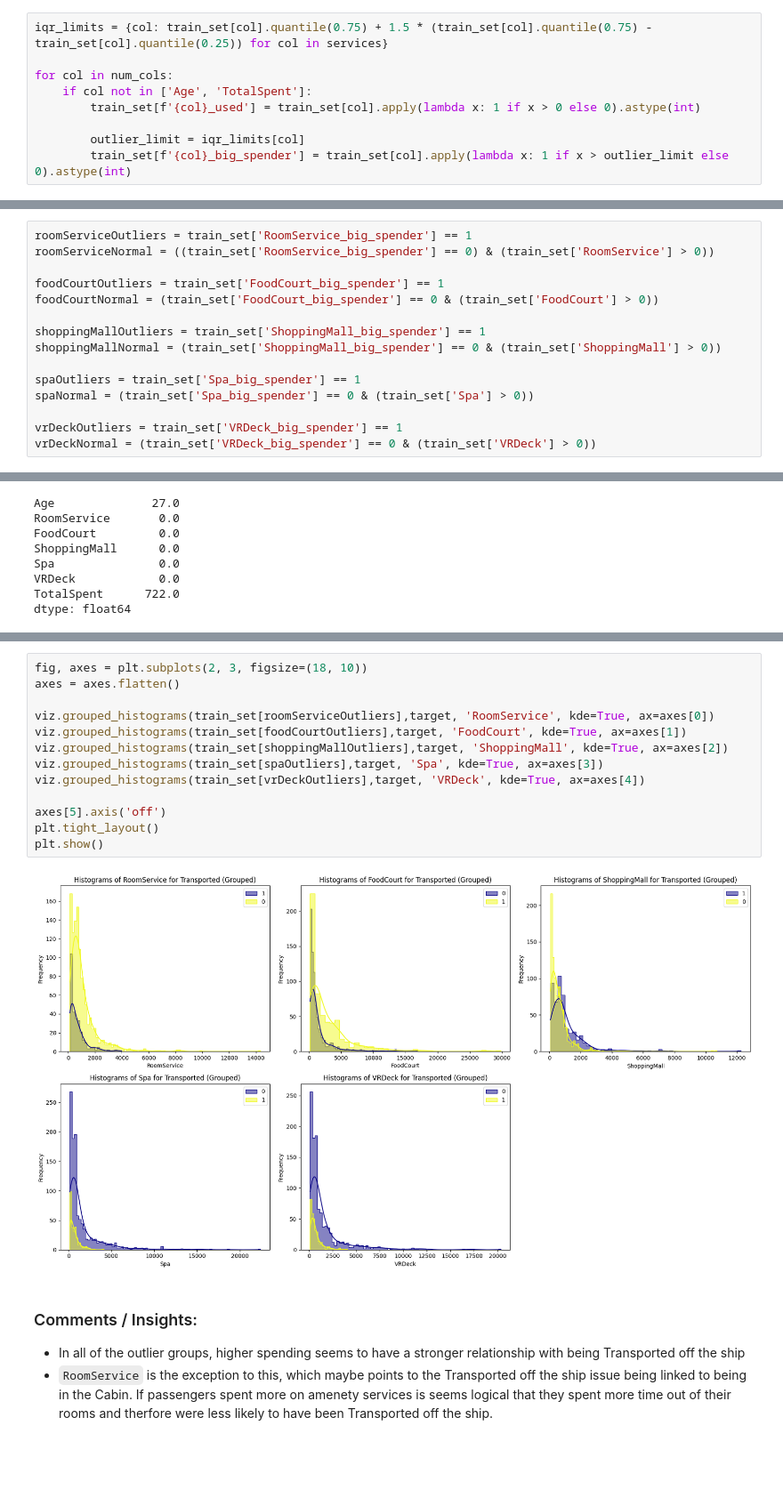
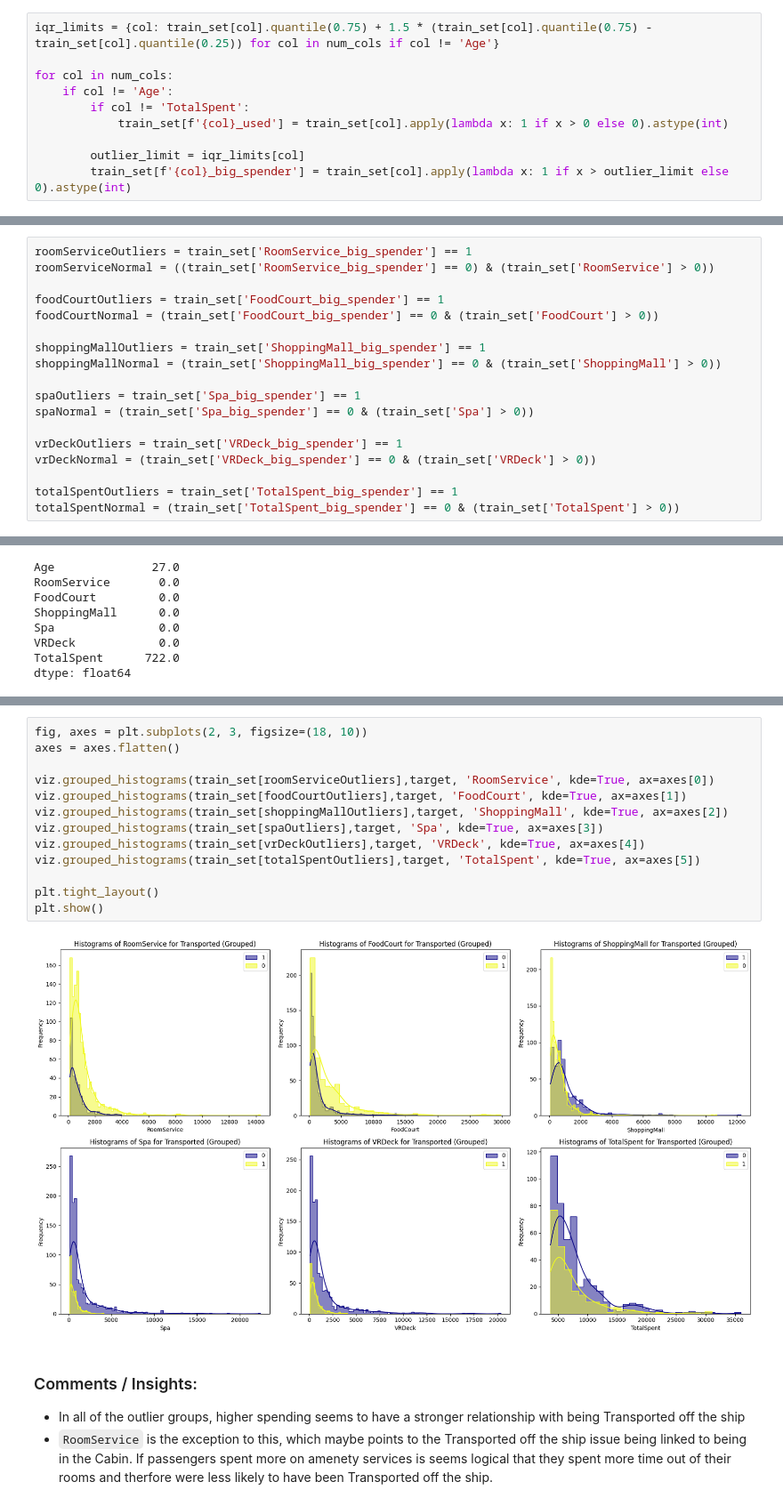
Before and after one commit to mailliwJ/spaceTitanic, a Jupyter notebook: notebooks/ep_I_clean_eda.ipynb, the cells around one changed output, grey strips where cells are left out. Shown at 89% size. Drawn from its saved outputs; the diff is of its cells as text; blank space fills up the shorter version.

```diff
--- a/notebooks/ep_I_clean_eda.ipynb
+++ b/notebooks/ep_I_clean_eda.ipynb
@@ -571,9 +569,10 @@ services = ['RoomService','FoodCourt','ShoppingMall','Spa','VRDeck']
 # %%
-iqr_limits = {col: train_set[col].quantile(0.75) + 1.5 * (train_set[col].quantile(0.75) - train_set[col].quantile(0.25)) for col in services}
+iqr_limits = {col: train_set[col].quantile(0.75) + 1.5 * (train_set[col].quantile(0.75) - train_set[col].quantile(0.25)) for col in num_cols if col != 'Age'}
 
 for col in num_cols:
-    if col not in ['Age', 'TotalSpent']:
-        train_set[f'{col}_used'] = train_set[col].apply(lambda x: 1 if x > 0 else 0).astype(int)
+    if col != 'Age':
+        if col != 'TotalSpent':
+            train_set[f'{col}_used'] = train_set[col].apply(lambda x: 1 if x > 0 else 0).astype(int)
 
         outlier_limit = iqr_limits[col]
         train_set[f'{col}_big_spender'] = train_set[col].apply(lambda x: 1 if x > outlier_limit else 0).astype(int)
@@ -637,6 +647,9 @@ spaNormal = (train_set['Spa_big_spender'] == 0 & (train_set['Spa'] > 0))
 
 vrDeckOutliers = train_set['VRDeck_big_spender'] == 1
 vrDeckNormal = (train_set['VRDeck_big_spender'] == 0 & (train_set['VRDeck'] > 0))
+
+totalSpentOutliers = train_set['TotalSpent_big_spender'] == 1
+totalSpentNormal = (train_set['TotalSpent_big_spender'] == 0 & (train_set['TotalSpent'] > 0))
 # %%
 viz.transform_distributions(train_set[foodCourtOutliers], 'FoodCourt', transformations=('log','boxcox','yeo-johnson'))
 # %% [output]
@@ -749,18 +782,18 @@ plt.show()
 # %%
 fig, axes = plt.subplots(2, 3, figsize=(18, 10))
 axes = axes.flatten()
 
 viz.grouped_histograms(train_set[roomServiceOutliers],target, 'RoomService', kde=True, ax=axes[0])
 viz.grouped_histograms(train_set[foodCourtOutliers],target, 'FoodCourt', kde=True, ax=axes[1])
 viz.grouped_histograms(train_set[shoppingMallOutliers],target, 'ShoppingMall', kde=True, ax=axes[2])
 viz.grouped_histograms(train_set[spaOutliers],target, 'Spa', kde=True, ax=axes[3])
 viz.grouped_histograms(train_set[vrDeckOutliers],target, 'VRDeck', kde=True, ax=axes[4])
+viz.grouped_histograms(train_set[totalSpentOutliers],target, 'TotalSpent', kde=True, ax=axes[5])
 
-axes[5].axis('off')
 plt.tight_layout()
 plt.show()
 # %% [output]
-[figure, old version]
+[figure, new version]
 # %% [markdown]
 ### Comments / Insights:
 
```
Also changed, not shown: parts of 22 cells of this notebook.
